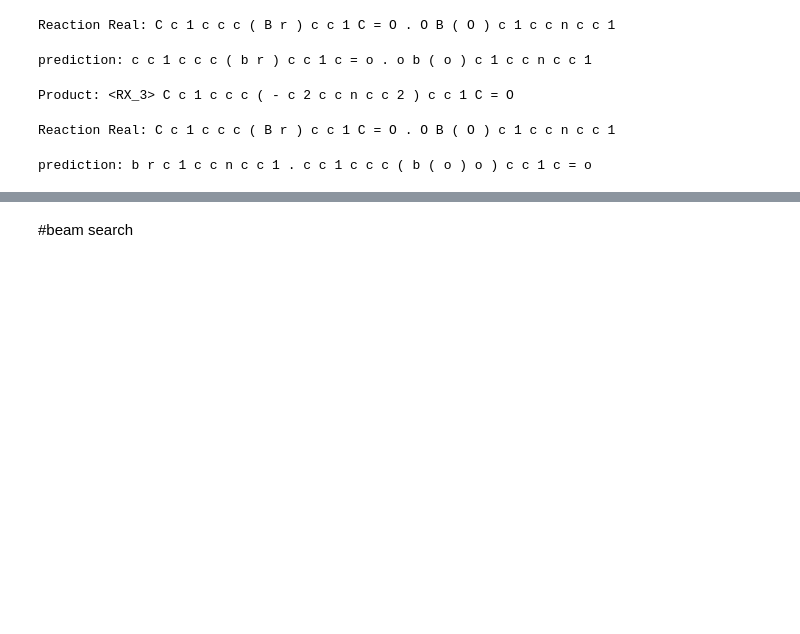
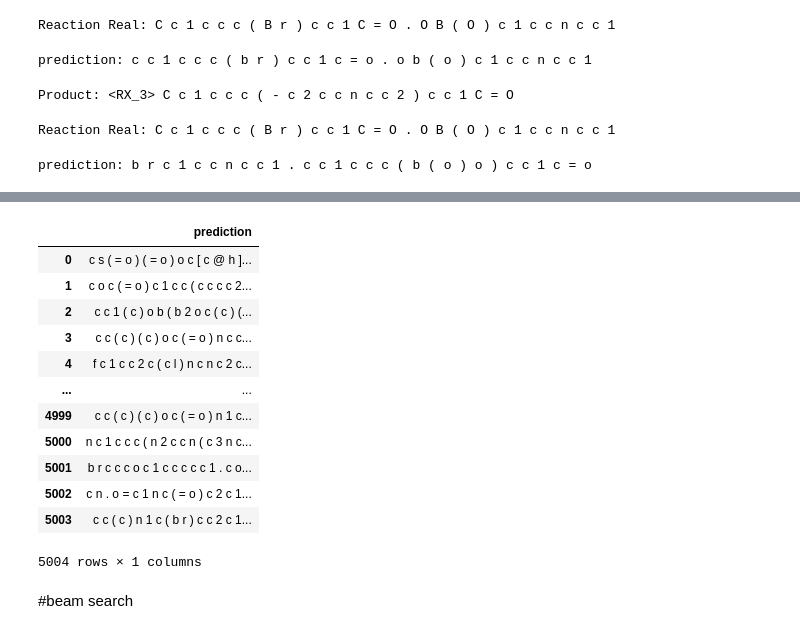
Before and after one commit to kenpurin/Retrosynthesis_Pytorch, a Jupyter notebook: Transformer_Retrosynthesis.ipynb, the cells around one changed output, grey strips where cells are left out. Saved outputs shown, nothing was run; the diff lists cells and outputs as text; code cells hidden in the pictures; blank space fills up the shorter version.

```diff
--- a/Transformer_Retrosynthesis.ipynb
+++ b/Transformer_Retrosynthesis.ipynb
@@ -450,7 +458,7 @@ files.download(save_name_pt)
 # %% [markdown]
 # Load model
 # %%
-model = torch.load('model_tranformer_epochs_500.pth')
+model = torch.load('/content/gdrive/MyDrive/Colab Notebooks/code transformer/model/model/model_tranformer_epochs_500.pth')
 # %% [markdown]
 #Translation
 # %%
@@ -507,9 +515,10 @@ def translate(model, src, src_vocab, tgt_vocab, src_tokenizer):
   src = (torch.LongTensor(tokens).reshape(num_tokens, 1) )
   src_mask = (torch.zeros(num_tokens, num_tokens)).type(torch.bool)
   tgt_tokens = greedy_decode(model,  src, src_mask, max_len=num_tokens + 5, start_symbol=BOS_IDX).flatten()
-  print("Product:"+ " "+df.input[i])
-  print("Reaction Real:"+" "+df.target[i])
-  return print("prediction:"+" ".join([tgt_vocab.itos[tok] for tok in tgt_tokens]).replace("<bos>", "").replace("<eos>", ""))
+  #print("Product:"+ " "+df.input[i])
+  #print("Reaction Real:"+" "+df.target[i])
+  #return print("prediction:"+" ".join([tgt_vocab.itos[tok] for tok in tgt_tokens]).replace("<bos>", "").replace("<eos>", ""))
+  return " ".join([tgt_vocab.itos[tok] for tok in tgt_tokens]).replace("<bos>", "").replace("<eos>", "")
 # %%
 #epochs 200
 # %%
@@ -581,0 +606,8 @@ files.download("/content/my_checkpoint_200.pth")
+# %%
+a=0
+src_input=[]
+for i in range(len(df.input)):
+  translate_src=translate(model, df.input[i], src_vocab, tgt_vocab, tokenizer)
+  src_input.append(translate_src)
+  a=a+1
+print(a)
@@ -581,0 +616,3 @@ files.download("/content/my_checkpoint_200.pth")
+# %%
+df_test_prediction = pd.Series(src_input)
+df_test_prediction
@@ -581,0 +632,17 @@ files.download("/content/my_checkpoint_200.pth")
+# %%
+df_test_prediction= pd.DataFrame(df_test_prediction, columns=["prediction"])
+df_test_prediction
+# %% [output]
+|  | prediction |
+| 0 | c s ( = o ) ( = o ) o c [ c @ h ]... |
+| 1 | c o c ( = o ) c 1 c c ( c c c c 2... |
+| 2 | c c 1 ( c ) o b ( b 2 o c ( c ) (... |
+| 3 | c c ( c ) ( c ) o c ( = o ) n c c... |
+| 4 | f c 1 c c 2 c ( c l ) n c n c 2 c... |
+| ... | ... |
+| 4999 | c c ( c ) ( c ) o c ( = o ) n 1 c... |
+| 5000 | n c 1 c c c ( n 2 c c n ( c 3 n c... |
+| 5001 | b r c c c o c 1 c c c c c 1 . c o... |
+| 5002 | c n . o = c 1 n c ( = o ) c 2 c 1... |
+| 5003 | c c ( c ) n 1 c ( b r ) c c 2 c 1... |
+5004 rows × 1 columns
```
Also changed, not shown: parts of 23 cells of this notebook.
